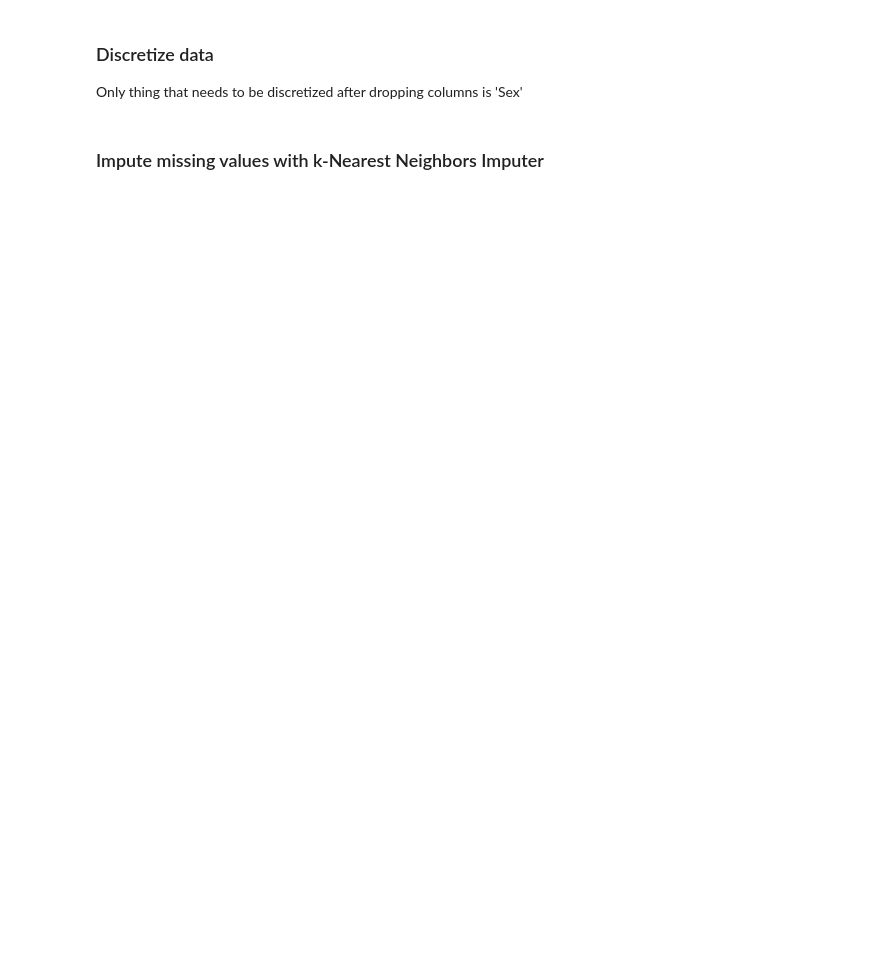
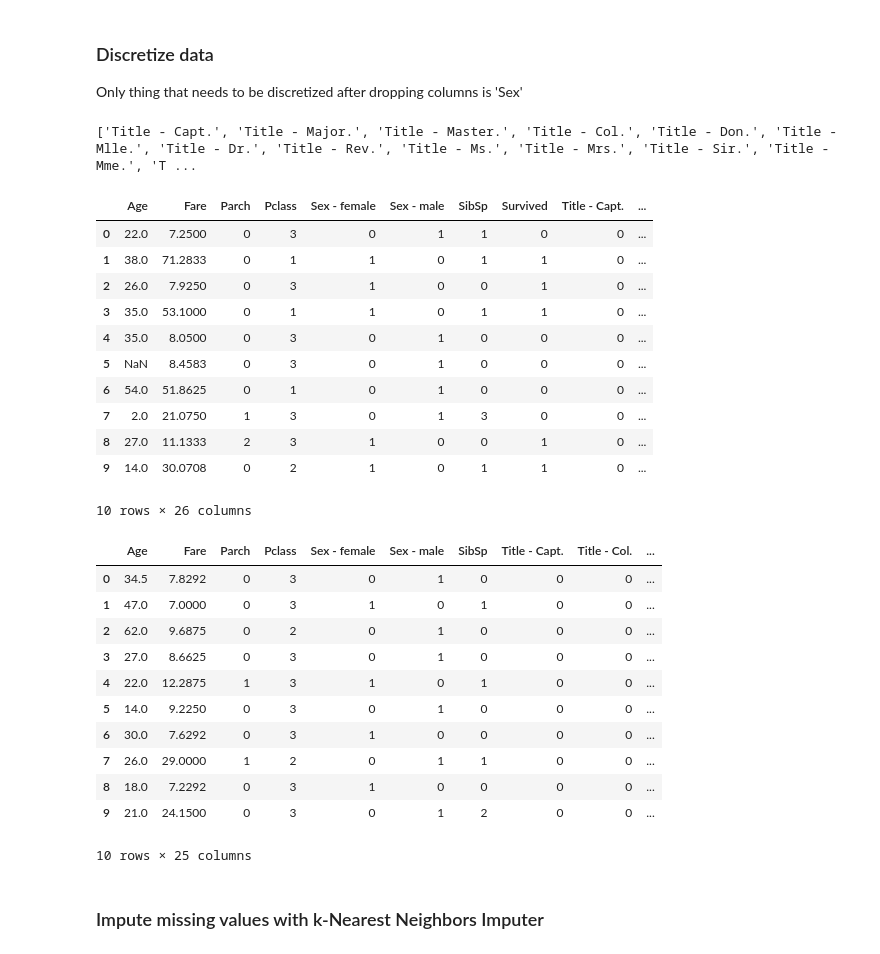
Before and after one commit to WillMc93/EN.705.601, a Jupyter notebook: McElhenney-Assign05.ipynb, the cells around one changed output. Cells and saved outputs as stored; diff of their text form; code cells hidden in the pictures; blank space fills up the shorter version.

```diff
--- a/McElhenney-Assign05.ipynb
+++ b/McElhenney-Assign05.ipynb
@@ -224,3 +248,49 @@ for dis in discretize:
+# %%
+# Test df now is missing columns
+
+# Get the title columns
+titles = list(train.columns) + list(test.columns)
+titles = list(set(titles))
+titles = [title for title in titles if title.startswith('Title')]
+print(titles)
+
+def add_titles(df, titles=titles):
+    for title in titles:
+        if title not in df.columns:
+            df[title] = [0]*len(df)
+
+    return df.reindex(sorted(df.columns), axis=1)
+
+
+train = add_titles(train)
+test = add_titles(test)
+show_tables()
+# %% [output]
+['Title - Capt.', 'Title - Major.', 'Title - Master.', 'Title - Col.', 'Title - Don.', 'Title - Mlle.', 'Title - Dr.', 'Title - Rev.', 'Title - Ms.', 'Title - Mrs.', 'Title - Sir.', 'Title - Mme.', 'T ...
+|  | Age | Fare | Parch | Pclass | Sex - female | Sex - male | SibSp | Survived | Title - Capt. | ... |
+| 0 | 22.0 | 7.2500 | 0 | 3 | 0 | 1 | 1 | 0 | 0 | ... |
+| 1 | 38.0 | 71.2833 | 0 | 1 | 1 | 0 | 1 | 1 | 0 | ... |
+| 2 | 26.0 | 7.9250 | 0 | 3 | 1 | 0 | 0 | 1 | 0 | ... |
+| 3 | 35.0 | 53.1000 | 0 | 1 | 1 | 0 | 1 | 1 | 0 | ... |
+| 4 | 35.0 | 8.0500 | 0 | 3 | 0 | 1 | 0 | 0 | 0 | ... |
+| 5 | NaN | 8.4583 | 0 | 3 | 0 | 1 | 0 | 0 | 0 | ... |
+| 6 | 54.0 | 51.8625 | 0 | 1 | 0 | 1 | 0 | 0 | 0 | ... |
+| 7 | 2.0 | 21.0750 | 1 | 3 | 0 | 1 | 3 | 0 | 0 | ... |
+| 8 | 27.0 | 11.1333 | 2 | 3 | 1 | 0 | 0 | 1 | 0 | ... |
+| 9 | 14.0 | 30.0708 | 0 | 2 | 1 | 0 | 1 | 1 | 0 | ... |
+10 rows × 26 columns
+|  | Age | Fare | Parch | Pclass | Sex - female | Sex - male | SibSp | Title - Capt. | Title - Col. | ... |
+| 0 | 34.5 | 7.8292 | 0 | 3 | 0 | 1 | 0 | 0 | 0 | ... |
+| 1 | 47.0 | 7.0000 | 0 | 3 | 1 | 0 | 1 | 0 | 0 | ... |
+| 2 | 62.0 | 9.6875 | 0 | 2 | 0 | 1 | 0 | 0 | 0 | ... |
+| 3 | 27.0 | 8.6625 | 0 | 3 | 0 | 1 | 0 | 0 | 0 | ... |
+| 4 | 22.0 | 12.2875 | 1 | 3 | 1 | 0 | 1 | 0 | 0 | ... |
+| 5 | 14.0 | 9.2250 | 0 | 3 | 0 | 1 | 0 | 0 | 0 | ... |
+| 6 | 30.0 | 7.6292 | 0 | 3 | 1 | 0 | 0 | 0 | 0 | ... |
+| 7 | 26.0 | 29.0000 | 1 | 2 | 0 | 1 | 1 | 0 | 0 | ... |
+| 8 | 18.0 | 7.2292 | 0 | 3 | 1 | 0 | 0 | 0 | 0 | ... |
+| 9 | 21.0 | 24.1500 | 0 | 3 | 0 | 1 | 2 | 0 | 0 | ... |
+10 rows × 25 columns
 # %% [markdown]
 ### Impute missing values with k-Nearest Neighbors Imputer
 # %%
```
Also changed, not shown: parts of 11 cells of this notebook, 2 other files.
